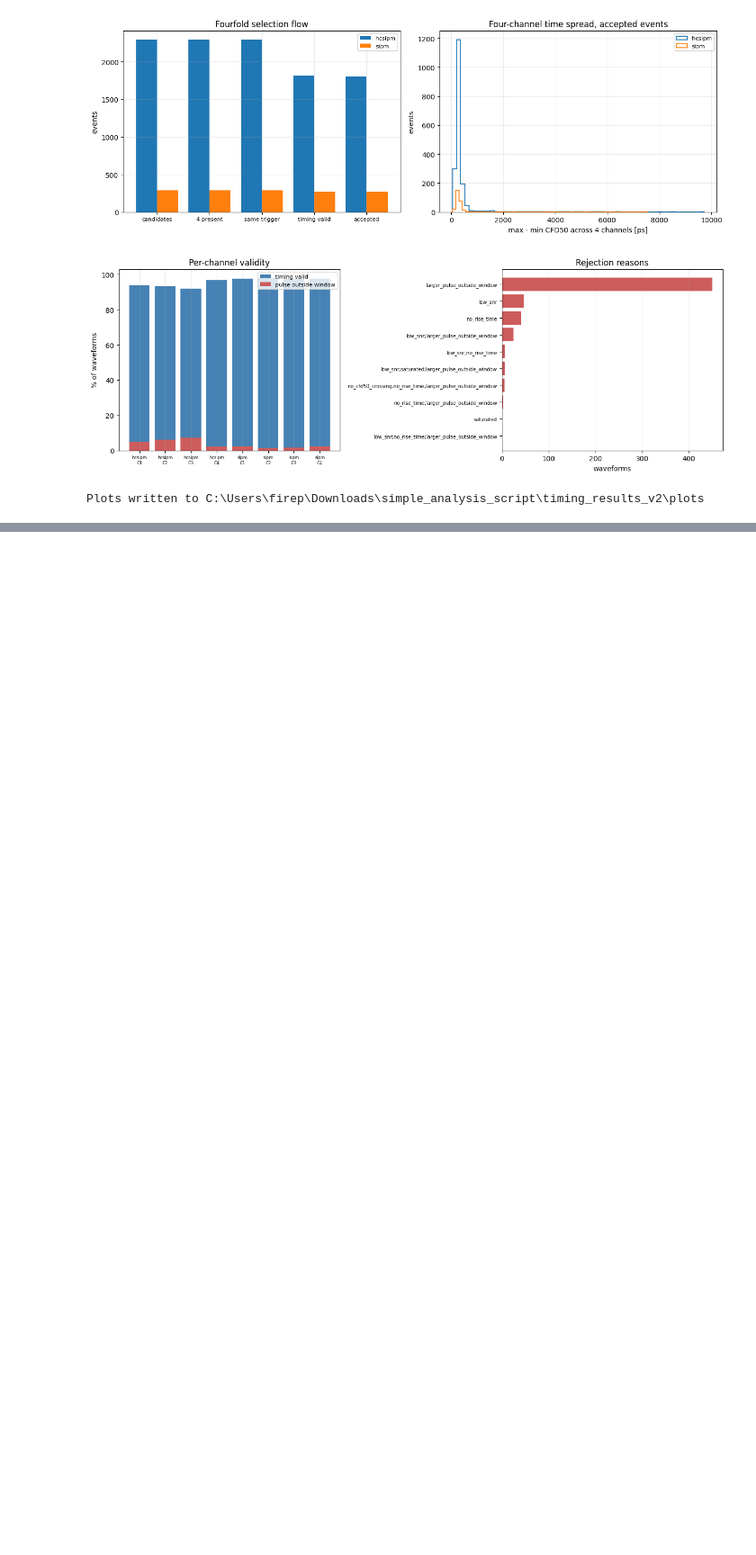
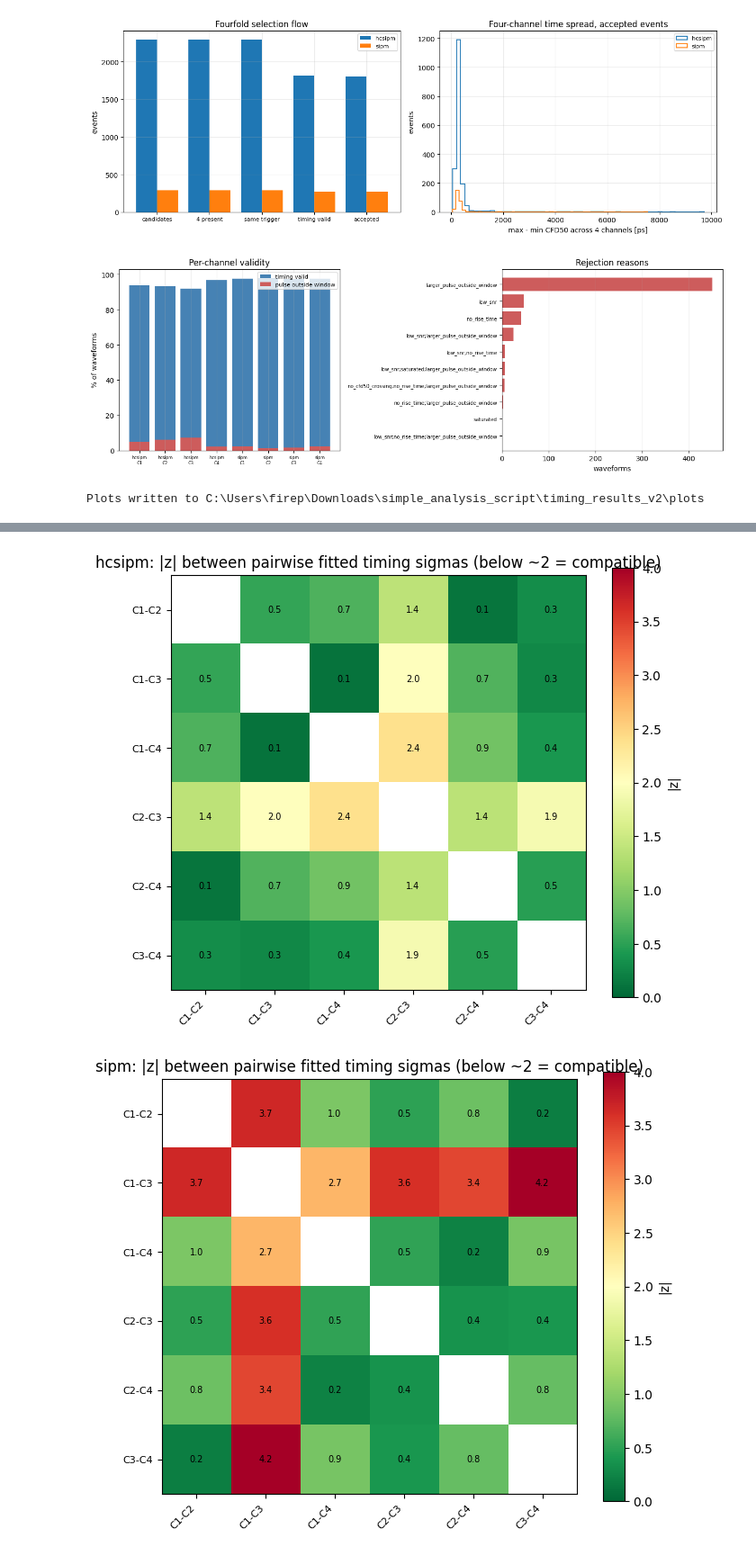
Before and after one commit to ahaines561/static_timing_analysis_sipm, a Jupyter notebook: timing_plots.ipynb, the cells around one changed output, grey strips where cells are left out. Shown at 90% size. Saved outputs shown, nothing was run; the diff lists cells and outputs as text; code cells hidden in the pictures; blank space fills up the shorter version.

```diff
--- a/timing_plots.ipynb
+++ b/timing_plots.ipynb
@@ -643,0 +701,28 @@ Plots written to C:\Users\firep\Downloads\simple_analysis_script\timing_results_
+# %%
+# TIMING 4c: are the 6 pairwise Gaussian-fit timing sigmas mutually compatible?
+if not pair_sigma_compat.empty:
+    for run in sorted(pair_sigma_compat["coincidence_run"].unique()):
+        sub = pair_sigma_compat[pair_sigma_compat["coincidence_run"] == run].copy()
+        sub["pair_1"] = sub["channel_a_1"] + "-" + sub["channel_b_1"]
+        sub["pair_2"] = sub["channel_a_2"] + "-" + sub["channel_b_2"]
+        labels = sorted(set(sub["pair_1"]) | set(sub["pair_2"]))
+        n = len(labels)
+        idx = {l: i for i, l in enumerate(labels)}
+        matrix = np.full((n, n), np.nan)
+        for r in sub.itertuples():
+            i, j = idx[r.pair_1], idx[r.pair_2]
+            matrix[i, j] = matrix[j, i] = abs(r.z_score)
+        figure, axis = plt.subplots(figsize=(6.5, 5.5))
+        image = axis.imshow(matrix, cmap="RdYlGn_r", vmin=0, vmax=4)
+        axis.set_xticks(range(n)); axis.set_xticklabels(labels, fontsize=8, rotation=45, ha="right")
+        axis.set_yticks(range(n)); axis.set_yticklabels(labels, fontsize=8)
+        for i in range(n):
+            for j in range(n):
+                if np.isfinite(matrix[i, j]):
+                    axis.text(j, i, f"{matrix[i, j]:.1f}", ha="center", va="center", fontsize=7)
+        axis.set_title(f"{run}: |z| between pairwise fitted timing sigmas (below ~2 = compatible)")
+        figure.colorbar(image, ax=axis, label="|z|")
+        finish(figure, f"tm04c_pair_sigma_compatibility_{run}")
+# %% [output]
+[figure, added]
+[figure, added]
```
Also changed, not shown: parts of 10 cells of this notebook, 2 other files.
